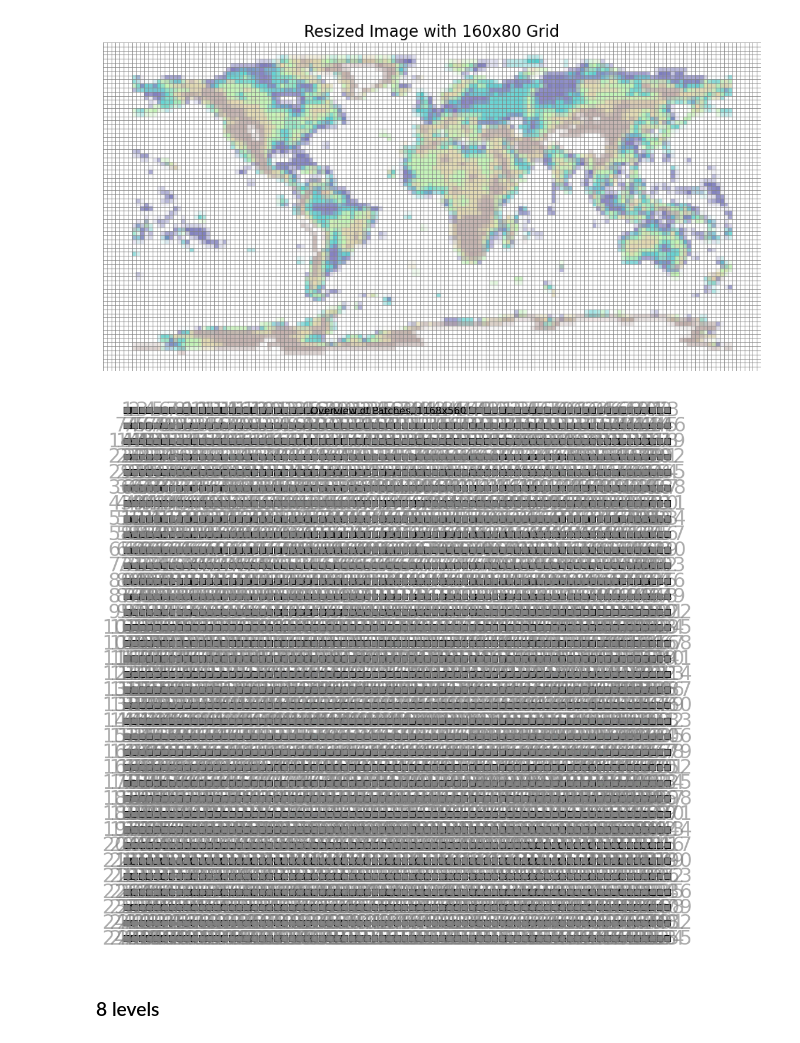
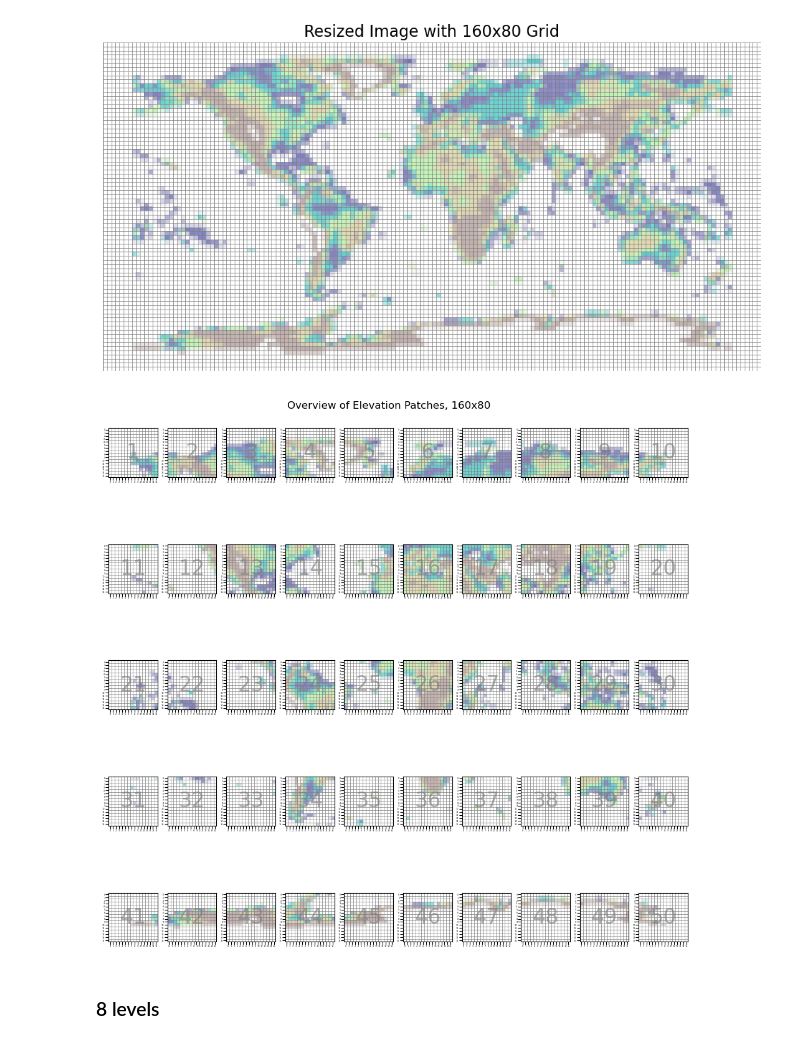
Before and after one commit to sralter/lego_world_map, a Jupyter notebook: lego_world_map.ipynb, the cells around one changed output. Saved outputs shown, nothing was run; the diff lists cells and outputs as text; code cells hidden in the pictures.

```diff
--- a/lego_world_map.ipynb
+++ b/lego_world_map.ipynb
@@ -891,7 +1048,8 @@ Aspect ratio mismatch! Consider cropping or padding the image.
 [figure]
 # %%
 # Step 2: Load the saved plot image
-saved_image = Image.open(elevation_path + '.png')
+saved_image = Image.open('figures/bluemarble_resized_pil_h80_w160.png')
+# saved_image = Image.open(elevation_path + '.png')
 image_array = np.array(saved_image)
 
 # Step 3: Define patch parameters
@@ -915,44 +1073,51 @@ for i in range(n_patches_y):
         patch = image_array[
             i * patch_height: (i + 1) * patch_height,
             j * patch_width: (j + 1) * patch_width,
         ]
         # Plot the patch
         ax = axs[i, j]
         ax.imshow(patch)
 
         # Add vertical and horizontal grid lines
         ax.axvline(x=-0.5, color='grey', linestyle='-', linewidth=0.5)  # Left border
         ax.axvline(x=patch_width - 0.5, color='grey', linestyle='-', linewidth=0.5)  # Right border
         ax.axhline(y=-0.5, color='grey', linestyle='-', linewidth=0.5)  # Bottom border
         ax.axhline(y=patch_height - 0.5, color='grey', linestyle='-', linewidth=0.5)  # Top border
 
+       # Add local tick labels (0 to 15)
+        ax.set_xticks(np.arange(0, patch_width, 1))
+        ax.set_yticks(np.arange(0, patch_height, 1))
+        ax.set_xticklabels(range(patch_width))
+        ax.set_yticklabels(range(patch_height))
+
         # Optional: Internal grid lines
         for y in range(1, patch_height):
             ax.axhline(y=y - 0.5, color='grey', linestyle='-', linewidth=0.5)
         for x in range(1, patch_width):
             ax.axvline(x=x - 0.5, color='grey', linestyle='-', linewidth=0.5)
 
-        # Add large number denoting patch position
-        ax.text(
-            x=0.5, y=0.5, s=str(patch_number), c='grey', alpha=0.65,
-            transform=ax.transAxes, fontsize=24, ha='center', va='center'
-        )
+       # Adjust tick label spacing
+        ax.tick_params(axis='x', labelsize=2.5, pad=0.5)  # Reduce horizontal tick label distance
+        ax.tick_params(axis='y', labelsize=2.5, pad=0.5)  # Reduce vertical tick label distance
 
-        # Turn off axis ticks
-        ax.set_xticks([])
-        ax.set_yticks([])
+        # add large number denoting patch position
+        ax.text(x=0.5, y=0.5,
+                s=str(patch_number), c='grey', alpha=0.65,
+                transform=ax.transAxes, fontsize = 24,
+                ha='center', va='center')
 
         patch_number += 1
 
 # Step 6: Add a title and save the overview
 total_width = patch_width * n_patches_x
 total_height = patch_height * n_patches_y
 
-plt.suptitle(t=f'Overview of Patches, {total_width}x{total_height}', y=0.875)
-# plt.savefig('patches_overview.png', bbox_inches='tight')
+plt.suptitle(t=f'Overview of Elevation Patches, {total_width}x{total_height}', y=0.875)
+plt.savefig('figures/elevation_patches_overview.png', bbox_inches='tight')
+plt.savefig('figures/elevation_patches_overview.pdf', bbox_inches='tight')
 plt.show()
 # %% [output]
-[figure, old version]
+[figure, new version]
 # %%
 # Parameters for patches
 patch_height = 16
```
Also changed, not shown: parts of 8 cells of this notebook, 2 other files.
